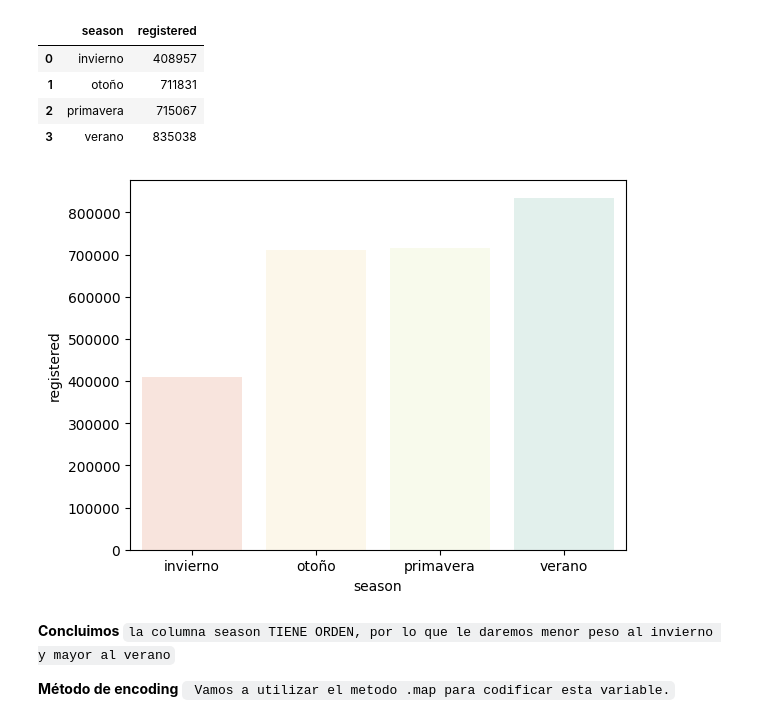
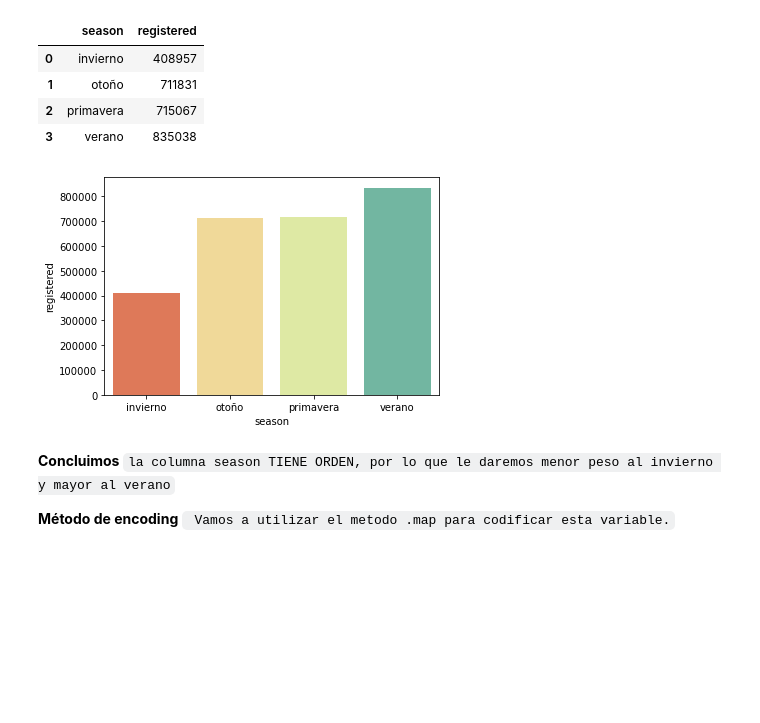
Before and after one commit to Adalab/project-DA-promo-c-modulo-3-team-1, a Jupyter notebook: borrador/encoding_registrados.ipynb, the cells around one changed output. Cells and saved outputs as stored; diff of their text form; code cells hidden in the pictures; blank space fills up the shorter version.

```diff
--- a/borrador/encoding_registrados.ipynb
+++ b/borrador/encoding_registrados.ipynb
@@ -77,12 +77,12 @@ estacion
 # %%
 sns.barplot(
         data = estacion,
         x = 'season',
         y = 'registered',
-        alpha = 0.2,
+        #alpha = 0.2,
         palette = 'Spectral');
 # %% [output]
-[figure, old version]
+[figure, new version]
 # %% [markdown]
 **Concluimos**  `la columna season TIENE ORDEN, por lo que le daremos menor peso al invierno y mayor al verano`
 
```
Also changed, not shown: parts of 8 cells of this notebook, 3 other files.
